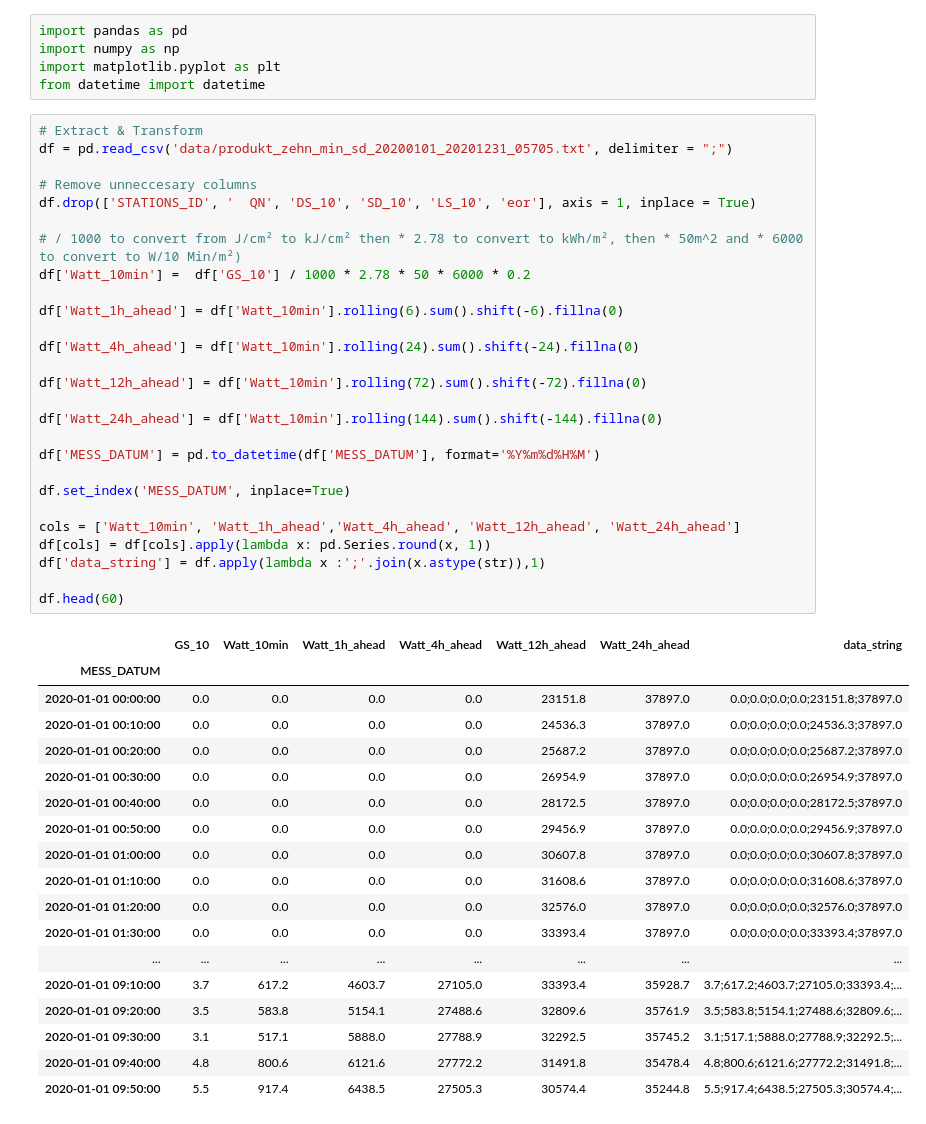
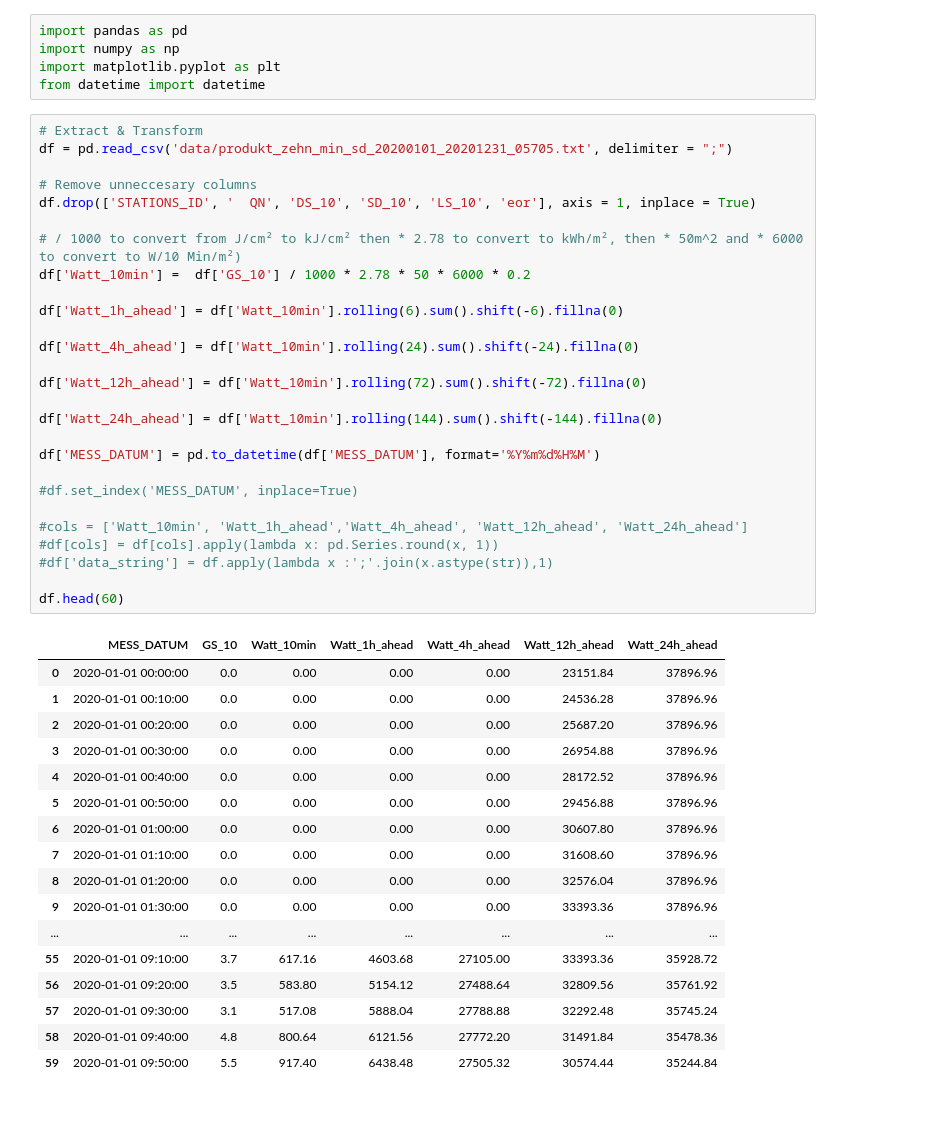
Before and after one commit to 7imo/green-k8s-energy-management, a Jupyter notebook: solardata.ipynb, the cells around one changed output. Drawn from its saved outputs; the diff is of its cells as text.

```diff
--- a/solardata.ipynb
+++ b/solardata.ipynb
@@ -6,46 +6,45 @@ from datetime import datetime
 # %%
 # Extract & Transform
 df = pd.read_csv('data/produkt_zehn_min_sd_20200101_20201231_05705.txt', delimiter = ";")
 
 # Remove unneccesary columns
 df.drop(['STATIONS_ID', '  QN', 'DS_10', 'SD_10', 'LS_10', 'eor'], axis = 1, inplace = True)
 
 # / 1000 to convert from J/cm² to kJ/cm² then * 2.78 to convert to kWh/m², then * 50m^2 and * 6000 to convert to W/10 Min/m²)
 df['Watt_10min'] =  df['GS_10'] / 1000 * 2.78 * 50 * 6000 * 0.2
 
 df['Watt_1h_ahead'] = df['Watt_10min'].rolling(6).sum().shift(-6).fillna(0)
 
 df['Watt_4h_ahead'] = df['Watt_10min'].rolling(24).sum().shift(-24).fillna(0)
 
 df['Watt_12h_ahead'] = df['Watt_10min'].rolling(72).sum().shift(-72).fillna(0)
 
 df['Watt_24h_ahead'] = df['Watt_10min'].rolling(144).sum().shift(-144).fillna(0)
 
 df['MESS_DATUM'] = pd.to_datetime(df['MESS_DATUM'], format='%Y%m%d%H%M')
 
-df.set_index('MESS_DATUM', inplace=True)
+#df.set_index('MESS_DATUM', inplace=True)
 
-cols = ['Watt_10min', 'Watt_1h_ahead','Watt_4h_ahead', 'Watt_12h_ahead', 'Watt_24h_ahead']
-df[cols] = df[cols].apply(lambda x: pd.Series.round(x, 1))
-df['data_string'] = df.apply(lambda x :';'.join(x.astype(str)),1)
+#cols = ['Watt_10min', 'Watt_1h_ahead','Watt_4h_ahead', 'Watt_12h_ahead', 'Watt_24h_ahead']
+#df[cols] = df[cols].apply(lambda x: pd.Series.round(x, 1))
+#df['data_string'] = df.apply(lambda x :';'.join(x.astype(str)),1)
 
 df.head(60)
 # %% [output]
-|  | GS_10 | Watt_10min | Watt_1h_ahead | Watt_4h_ahead | Watt_12h_ahead | Watt_24h_ahead | data_string |
-| MESS_DATUM |  |  |  |  |  |  |  |
-| 2020-01-01 00:00:00 | 0.0 | 0.0 | 0.0 | 0.0 | 23151.8 | 37897.0 | 0.0;0.0;0.0;0.0;23151.8;37897.0 |
-| 2020-01-01 00:10:00 | 0.0 | 0.0 | 0.0 | 0.0 | 24536.3 | 37897.0 | 0.0;0.0;0.0;0.0;24536.3;37897.0 |
-| 2020-01-01 00:20:00 | 0.0 | 0.0 | 0.0 | 0.0 | 25687.2 | 37897.0 | 0.0;0.0;0.0;0.0;25687.2;37897.0 |
-| 2020-01-01 00:30:00 | 0.0 | 0.0 | 0.0 | 0.0 | 26954.9 | 37897.0 | 0.0;0.0;0.0;0.0;26954.9;37897.0 |
-| 2020-01-01 00:40:00 | 0.0 | 0.0 | 0.0 | 0.0 | 28172.5 | 37897.0 | 0.0;0.0;0.0;0.0;28172.5;37897.0 |
-| 2020-01-01 00:50:00 | 0.0 | 0.0 | 0.0 | 0.0 | 29456.9 | 37897.0 | 0.0;0.0;0.0;0.0;29456.9;37897.0 |
-| 2020-01-01 01:00:00 | 0.0 | 0.0 | 0.0 | 0.0 | 30607.8 | 37897.0 | 0.0;0.0;0.0;0.0;30607.8;37897.0 |
-| 2020-01-01 01:10:00 | 0.0 | 0.0 | 0.0 | 0.0 | 31608.6 | 37897.0 | 0.0;0.0;0.0;0.0;31608.6;37897.0 |
-| 2020-01-01 01:20:00 | 0.0 | 0.0 | 0.0 | 0.0 | 32576.0 | 37897.0 | 0.0;0.0;0.0;0.0;32576.0;37897.0 |
-| 2020-01-01 01:30:00 | 0.0 | 0.0 | 0.0 | 0.0 | 33393.4 | 37897.0 | 0.0;0.0;0.0;0.0;33393.4;37897.0 |
+|  | MESS_DATUM | GS_10 | Watt_10min | Watt_1h_ahead | Watt_4h_ahead | Watt_12h_ahead | Watt_24h_ahead |
+| 0 | 2020-01-01 00:00:00 | 0.0 | 0.00 | 0.00 | 0.00 | 23151.84 | 37896.96 |
+| 1 | 2020-01-01 00:10:00 | 0.0 | 0.00 | 0.00 | 0.00 | 24536.28 | 37896.96 |
+| 2 | 2020-01-01 00:20:00 | 0.0 | 0.00 | 0.00 | 0.00 | 25687.20 | 37896.96 |
+| 3 | 2020-01-01 00:30:00 | 0.0 | 0.00 | 0.00 | 0.00 | 26954.88 | 37896.96 |
+| 4 | 2020-01-01 00:40:00 | 0.0 | 0.00 | 0.00 | 0.00 | 28172.52 | 37896.96 |
+| 5 | 2020-01-01 00:50:00 | 0.0 | 0.00 | 0.00 | 0.00 | 29456.88 | 37896.96 |
+| 6 | 2020-01-01 01:00:00 | 0.0 | 0.00 | 0.00 | 0.00 | 30607.80 | 37896.96 |
+| 7 | 2020-01-01 01:10:00 | 0.0 | 0.00 | 0.00 | 0.00 | 31608.60 | 37896.96 |
+| 8 | 2020-01-01 01:20:00 | 0.0 | 0.00 | 0.00 | 0.00 | 32576.04 | 37896.96 |
+| 9 | 2020-01-01 01:30:00 | 0.0 | 0.00 | 0.00 | 0.00 | 33393.36 | 37896.96 |
 | ... | ... | ... | ... | ... | ... | ... | ... |
-| 2020-01-01 09:10:00 | 3.7 | 617.2 | 4603.7 | 27105.0 | 33393.4 | 35928.7 | 3.7;617.2;4603.7;27105.0;33393.4;... |
-| 2020-01-01 09:20:00 | 3.5 | 583.8 | 5154.1 | 27488.6 | 32809.6 | 35761.9 | 3.5;583.8;5154.1;27488.6;32809.6;... |
-| 2020-01-01 09:30:00 | 3.1 | 517.1 | 5888.0 | 27788.9 | 32292.5 | 35745.2 | 3.1;517.1;5888.0;27788.9;32292.5;... |
-| 2020-01-01 09:40:00 | 4.8 | 800.6 | 6121.6 | 27772.2 | 31491.8 | 35478.4 | 4.8;800.6;6121.6;27772.2;31491.8;... |
-| 2020-01-01 09:50:00 | 5.5 | 917.4 | 6438.5 | 27505.3 | 30574.4 | 35244.8 | 5.5;917.4;6438.5;27505.3;30574.4;... |
+| 55 | 2020-01-01 09:10:00 | 3.7 | 617.16 | 4603.68 | 27105.00 | 33393.36 | 35928.72 |
+| 56 | 2020-01-01 09:20:00 | 3.5 | 583.80 | 5154.12 | 27488.64 | 32809.56 | 35761.92 |
+| 57 | 2020-01-01 09:30:00 | 3.1 | 517.08 | 5888.04 | 27788.88 | 32292.48 | 35745.24 |
+| 58 | 2020-01-01 09:40:00 | 4.8 | 800.64 | 6121.56 | 27772.20 | 31491.84 | 35478.36 |
+| 59 | 2020-01-01 09:50:00 | 5.5 | 917.40 | 6438.48 | 27505.32 | 30574.44 | 35244.84 |
```
Also changed, not shown: parts of 3 cells of this notebook, 13 other files.
